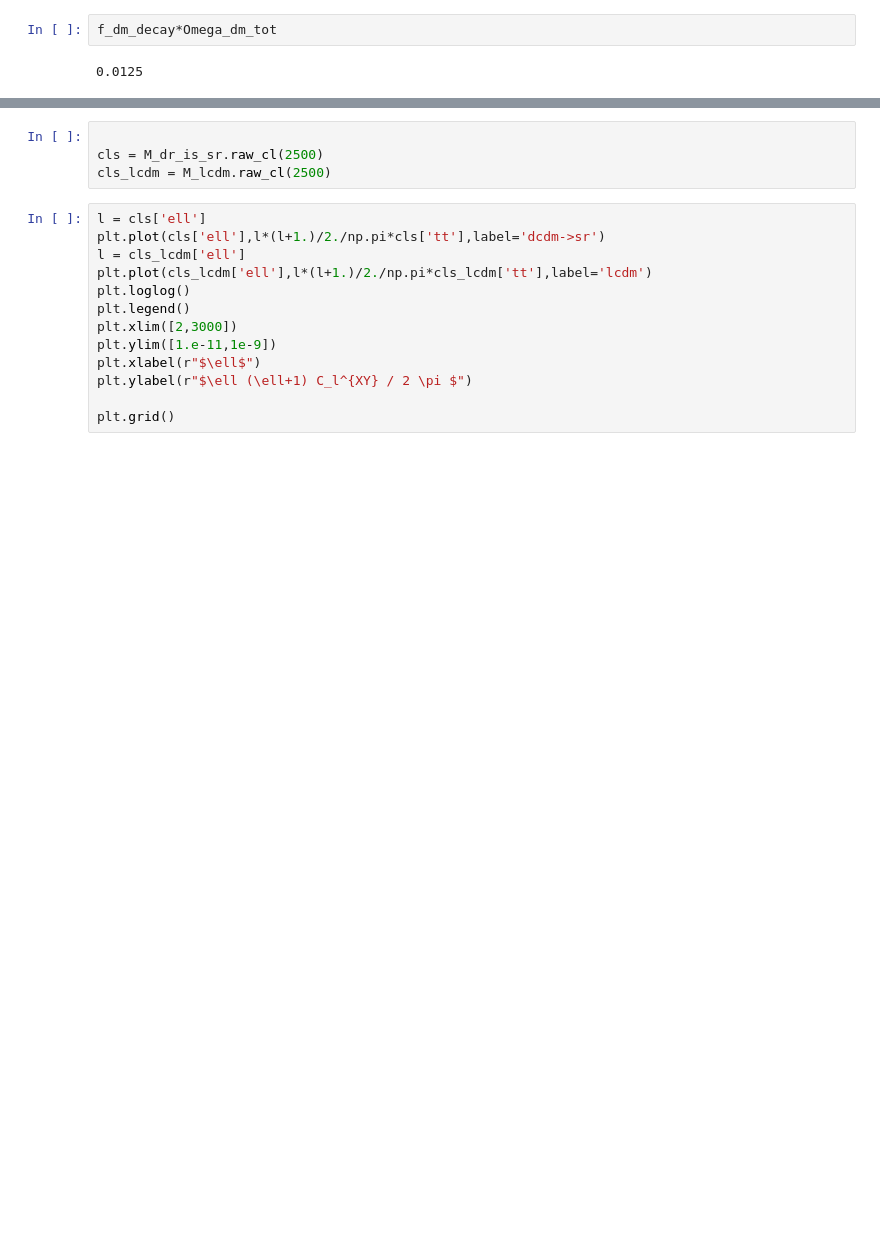
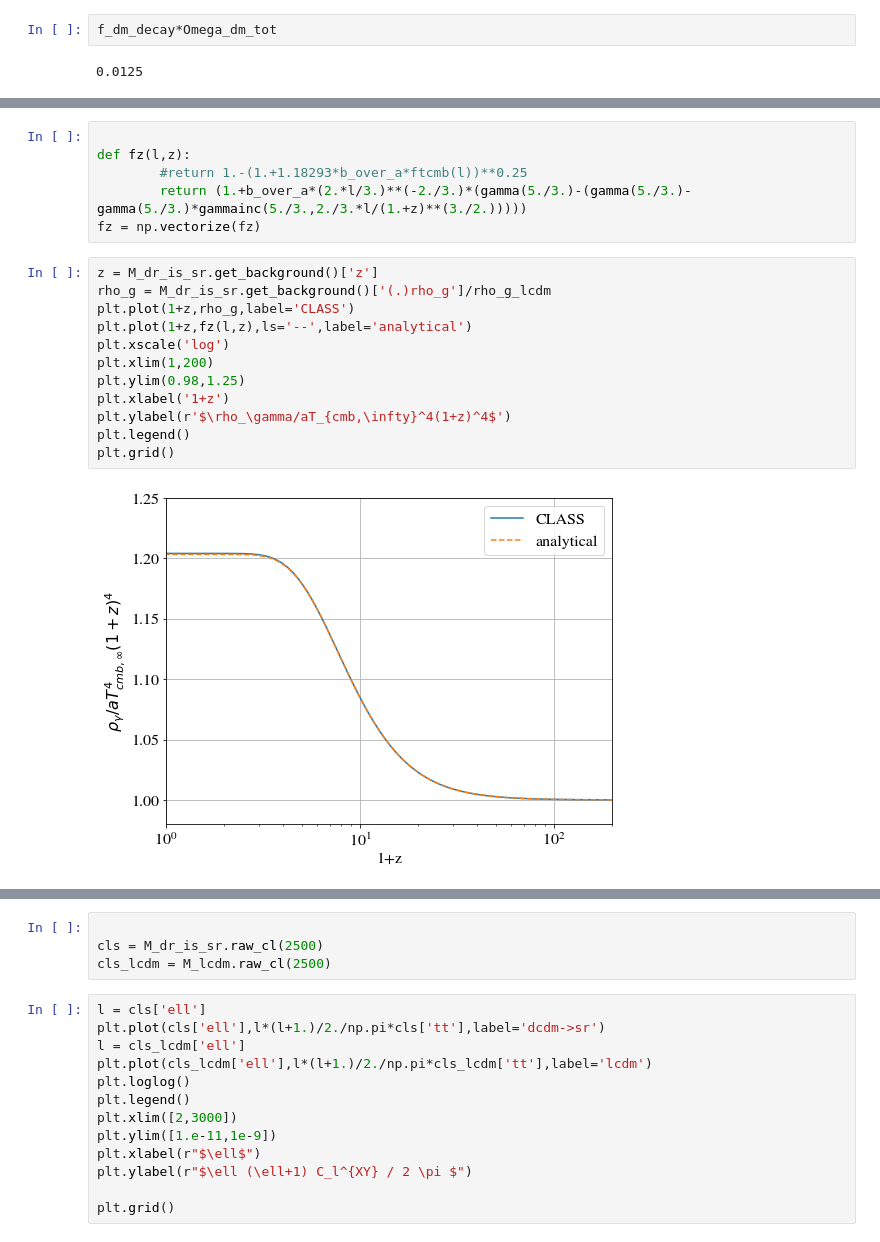
Before and after one commit to borisbolliet/class_dcdmsr, a Jupyter notebook: notebooks/cl_ST_DCDM_SR.ipynb, the cells around one changed output, grey strips where cells are left out. Saved outputs shown, nothing was run; the diff lists cells and outputs as text; blank space fills up the shorter version.

```diff
--- a/notebooks/cl_ST_DCDM_SR.ipynb
+++ b/notebooks/cl_ST_DCDM_SR.ipynb
@@ -97,3 +230,23 @@ f_dm_decay*Omega_dm_tot
+# %%
+
+def fz(l,z):
+        #return 1.-(1.+1.18293*b_over_a*ftcmb(l))**0.25
+        return (1.+b_over_a*(2.*l/3.)**(-2./3.)*(gamma(5./3.)-(gamma(5./3.)-gamma(5./3.)*gammainc(5./3.,2./3.*l/(1.+z)**(3./2.)))))
+fz = np.vectorize(fz)
+# %%
+z = M_dr_is_sr.get_background()['z']
+rho_g = M_dr_is_sr.get_background()['(.)rho_g']/rho_g_lcdm
+plt.plot(1+z,rho_g,label='CLASS')
+plt.plot(1+z,fz(l,z),ls='--',label='analytical')
+plt.xscale('log')
+plt.xlim(1,200)
+plt.ylim(0.98,1.25)
+plt.xlabel('1+z')
+plt.ylabel(r'$\rho_\gamma/aT_{cmb,\infty}^4(1+z)^4$')
+plt.legend()
+plt.grid()
+# %% [output]
+[figure, added]
 # %%
 z = M_dr_is_sr.get_background()['z']
 rho_g = M_dr_is_sr.get_background()['(.)rho_g']
```
Also changed, not shown: parts of 41 cells of this notebook, 6 other files.
